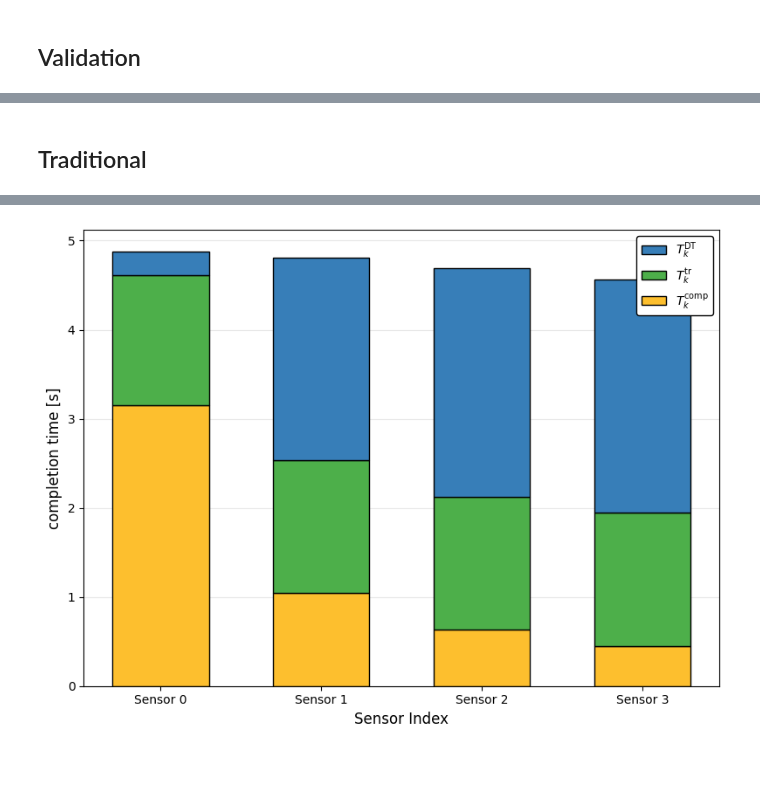
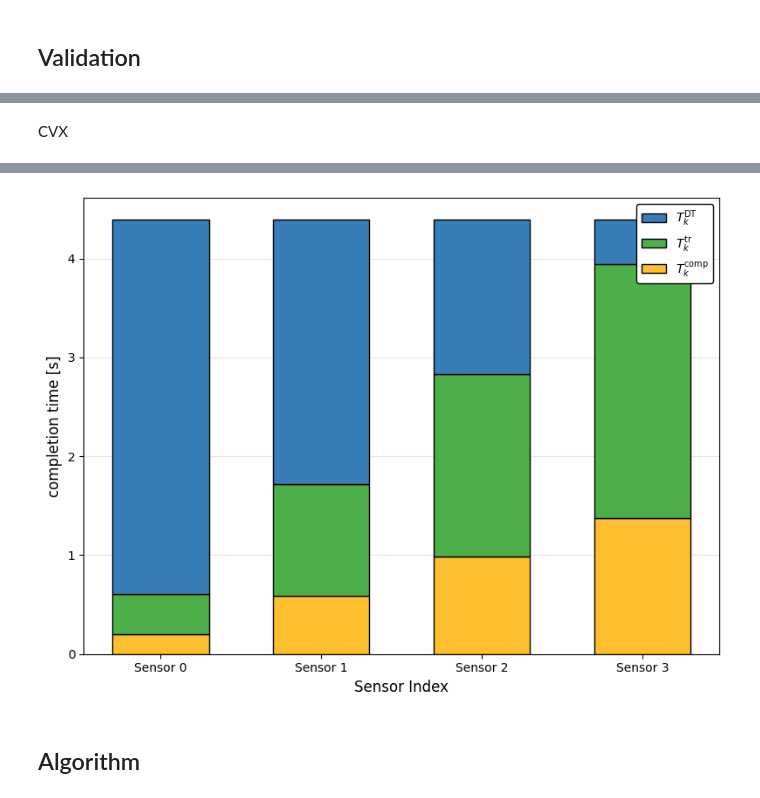
Before and after one commit to zycsss/Bachelor-Thesis, a Jupyter notebook: src/main.ipynb, the cells around one changed output, grey strips where cells are left out. Drawn from its saved outputs; the diff is of its cells as text; code cells hidden in the pictures; blank space fills up the shorter version.

Commit message:
funtional code of NN bandwidth estimation and bisection f allocation

```diff
--- a/src/main.ipynb
+++ b/src/main.ipynb
@@ -85,13 +86,15 @@ import DataUtil as du
 import AnalyzeUtil as au
 import ProcessTime as process
 
-length=1000
+uniform = torch.tensor([1, 1, 1, 1])
+benchmark = torch.tensor([0.25, 0.75, 1.25, 1.75])
 
 H = au.to_normal(-40)
 
 H_k = torch.tensor([H, H, H, H])
-test_d = torch.tensor([1e3, 1e3, 1e3, 1e3])
+test_d = benchmark * 1e3
 test_beta = torch.tensor([1.5, 1.5, 1.5, 1.5])
-test_comp_speed = torch.tensor([0.25, 0.75, 1.25, 1.75]) * 200e3
+test_comp_speed = uniform * Constants.sensor_compression_speed
+test_tr_power = uniform * Constants.transmit_power
 # test_comp_speed = torch.tensor([1, 1, 1, 1]) * 200e3
-X_test = torch.cat((test_d, H_k, test_beta, test_comp_speed)).reshape(1, -1).to('cuda')
+X_test = torch.cat((test_d, H_k, test_beta, test_comp_speed, test_tr_power)).reshape(1, -1).to('cuda')
@@ -113,24 +118,20 @@ au.print_avg(X_test.to('cpu'), b, f)
 # %% [markdown]
-## Traditional
+CVX
 # %%
-from TraditionalSolver import TraditionalLeaderOptimizer
+from CVXSolver import CVXSolver
 
-leader_solver = TraditionalLeaderOptimizer(
+cvx_solver = CVXSolver(
     K=K,
-    min_share=1e-4,
-    dtype=torch.float32,
-    device="cuda",
+    B_total=Constants.total_bandwidth,
+    C_DT_total=Constants.total_compute_speed,
+    beta_max=Constants.beta_max,
 )
 
-result = leader_solver.solve(
-    X_test,
-    steps=500,
-    lr=1e-2,
-    tau=None,
-    optimizer_type="adam",
-    verbose=True,
-)
+b_cvx, f_cvx = cvx_solver.predict(X_test, verbose=False)
 
-au.plot_result(X_test.to('cpu'), result["b"].to('cpu'), result['f'].to('cpu'))
-au.print_avg(X_test.to('cpu'), result["b"].to('cpu'), result['f'].to('cpu'))
+b_cvx = torch.tensor(b_cvx)
+f_cvx = torch.tensor(f_cvx)
+
+au.plot_result(X_test.to('cpu'), b_cvx, f_cvx)
+au.print_avg(X_test.to('cpu'), b_cvx, f_cvx)
 # %% [output]
@@ -148,3 +144,5 @@ step=400, loss=4.877915e+00
-[figure, old version]
+[figure, new version]
+# %% [markdown]
+## Algorithm
 # %%
 from Algorithm import Algorithm
```
Also changed, not shown: parts of 11 cells of this notebook, 12 other files.
